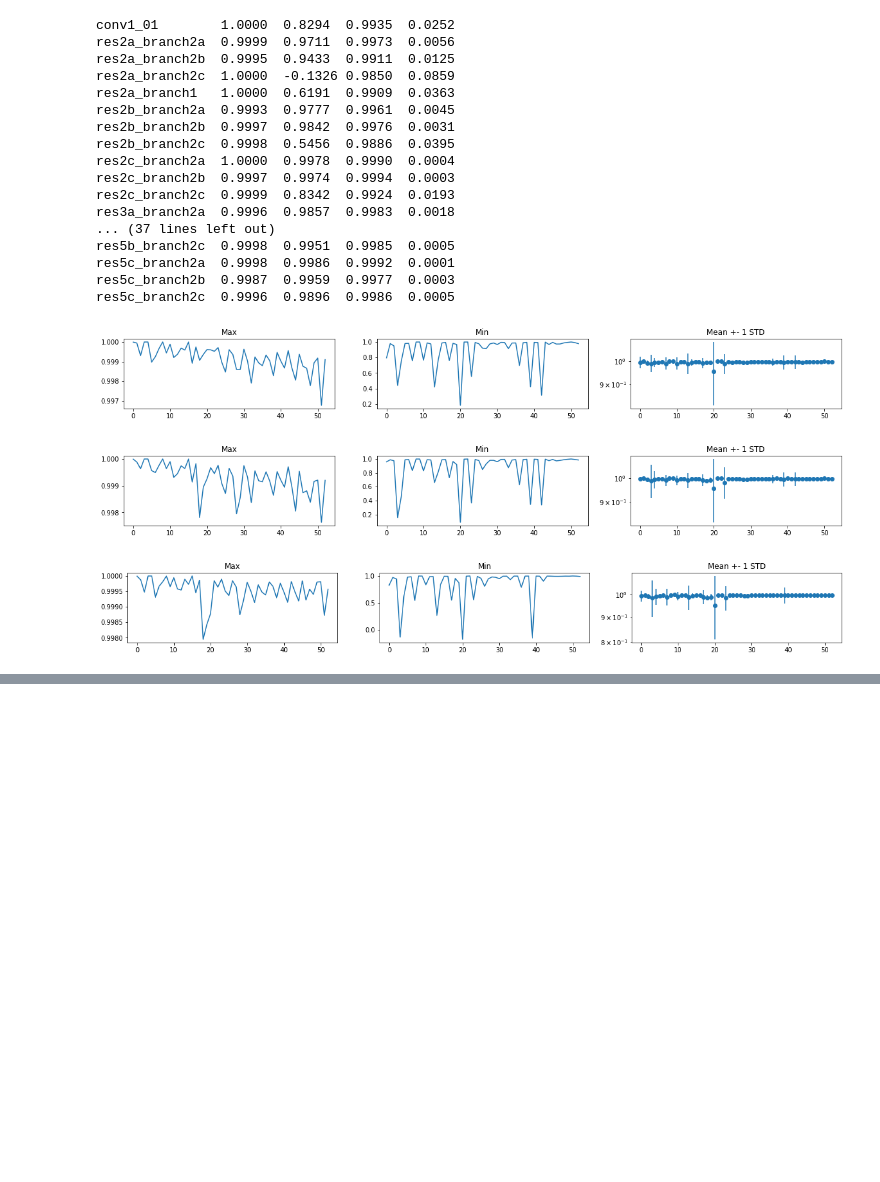
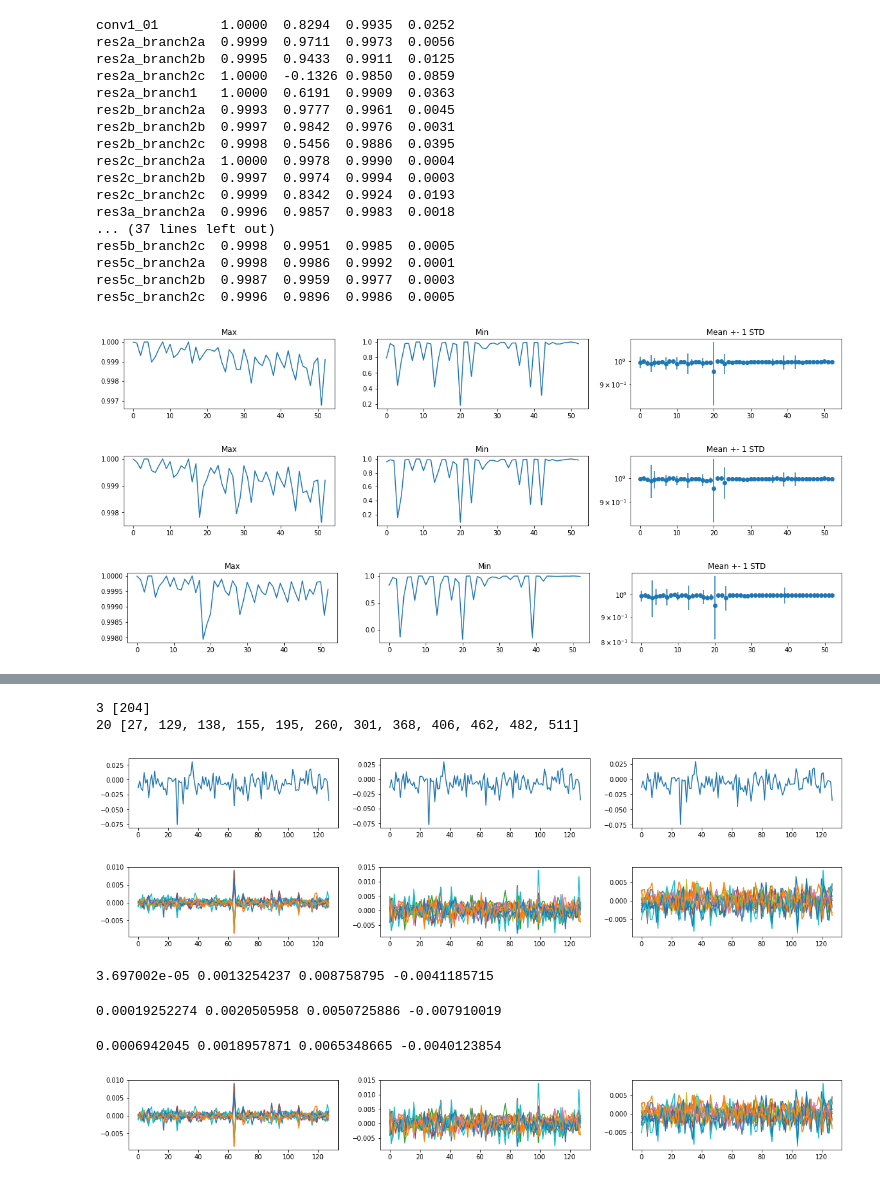
Before and after one commit to ArashAkbarinia/kernelphysiology, a Jupyter notebook: python/src/kernelphysiology/dl/keras/ipynbs/IdenticalNetworksComparison.ipynb, the cells around one changed output, grey strips where cells are left out. Cells and saved outputs as stored; diff of their text form; code cells hidden in the pictures; blank space fills up the shorter version.

```diff
--- a/python/src/kernelphysiology/dl/keras/ipynbs/IdenticalNetworksComparison.ipynb
+++ b/python/src/kernelphysiology/dl/keras/ipynbs/IdenticalNetworksComparison.ipynb
@@ -196,0 +222,44 @@ set(threshold_org_il[20]).intersection(threshold_org_cv[20]).intersection(thresh
+# %%
+for i in range(len(layer_names)):
+    kernels = sorted(list(set(threshold_org_il[i]).intersection(threshold_org_cv[i]).intersection(threshold_il_cv[i])))
+    if kernels:
+        print(i, kernels)
+        plt.figure(figsize=(20, 2))
+        for kernel_ind in kernels:
+            w1 = all_weights1[20][:,:,:,kernel_ind]
+            w2 = all_weights2[20][:,:,:,kernel_ind]
+            w3 = all_weights3[20][:,:,:,kernel_ind]
+            plt.subplot(1,3,1).plot(w1.flatten())
+            plt.subplot(1,3,2).plot(w2.flatten())
+            plt.subplot(1,3,3).plot(w3.flatten())
+# %% [output]
+3 [204]
+20 [27, 129, 138, 155, 195, 260, 301, 368, 406, 462, 482, 511]
+[figure, added]
+[figure, added]
+# %%
+w1 = all_weights1[20][:,:,:,kernels[0]]
+print(w1.mean(), w1.std(), w1.max(), w1.min())
+# %% [output]
+3.697002e-05 0.0013254237 0.008758795 -0.0041185715
+# %%
+w2 = all_weights2[20][:,:,:,kernels[0]]
+print(w2.mean(), w2.std(), w2.max(), w2.min())
+# %% [output]
+0.00019252274 0.0020505958 0.0050725886 -0.007910019
+# %%
+w3 = all_weights3[20][:,:,:,kernels[0]]
+print(w3.mean(), w3.std(), w3.max(), w3.min())
+# %% [output]
+0.0006942045 0.0018957871 0.0065348665 -0.0040123854
+# %%
+for kernel_ind in kernels:
+    w1 = all_weights1[20][:,:,:,kernel_ind]
+    w2 = all_weights2[20][:,:,:,kernel_ind]
+    w3 = all_weights3[20][:,:,:,kernel_ind]
+    plt.figure(1, figsize=(20, 2))
+    plt.subplot(1,3,1).plot(w1.flatten())
+    plt.subplot(1,3,2).plot(w2.flatten())
+    plt.subplot(1,3,3).plot(w3.flatten())
+# %% [output]
+[figure, added]
```
Also changed, not shown: parts of 15 cells of this notebook.
